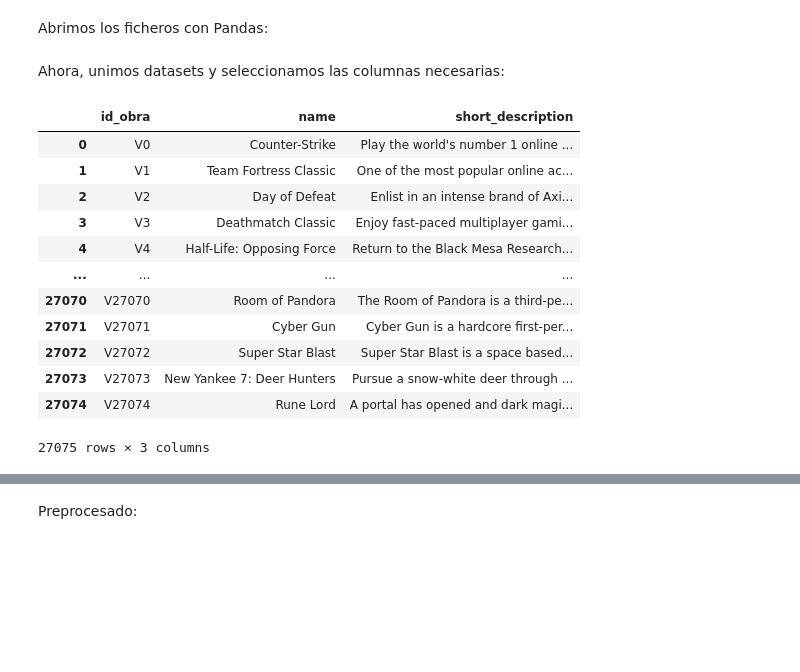
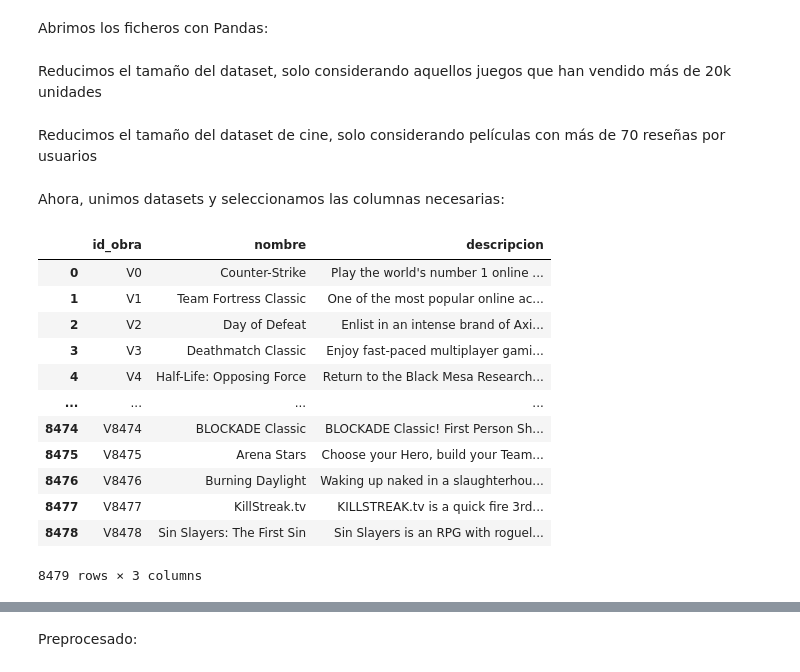
Before and after one commit to adrygp/ABP-FindMo, a Jupyter notebook: FindMo.ipynb, the cells around one changed output, grey strips where cells are left out. Saved outputs shown, nothing was run; the diff lists cells and outputs as text; code cells hidden in the pictures; blank space fills up the shorter version.

```diff
--- a/FindMo.ipynb
+++ b/FindMo.ipynb
@@ -42,34 +61,58 @@ Abrimos los ficheros con Pandas:
 # %%
 import pandas as pd
 
+# Videojuegos
 originalSteamList = pd.read_csv('original_datasets/videogames/steam_list.csv')
 originalSteamDescriptions = pd.read_csv('original_datasets/videogames/steam_descriptions.csv')
 originalSteamReviews = pd.read_csv('original_datasets/videogames/steam_reviews.csv')
+
+# Películas
+originalIMBDMoviesWithDescription = pd.read_csv('original_datasets/movies/imbd_movies.csv')
+originalMetacriticMovies = pd.read_csv('original_datasets/movies/metacritic_movies.csv')
+originalMetacriticReviewa = pd.read_csv('original_datasets/movies/metacritic_reviews.csv')
+# %% [markdown]
+Reducimos el tamaño del dataset, solo considerando aquellos juegos que han vendido más de 20k unidades
+# %%
+originalSteamList = originalSteamList[originalSteamList['owners'] != '0-20000']
+# %% [markdown]
+Reducimos el tamaño del dataset de cine, solo considerando películas con más de 70 reseñas por usuarios
+# %%
+originalIMBDMoviesWithDescription = originalIMBDMoviesWithDescription[originalIMBDMoviesWithDescription['reviews_from_users'] > 70]
 # %% [markdown]
 Ahora, unimos datasets y seleccionamos las columnas necesarias:
 # %%
-# Estas tres líneas crean una copia del csv con un id para cada elemento con el formato que hemos especificado:
+# Estas líneas crean una copia del csv con un id para cada elemento con el formato que hemos especificado:
+# Videojuegos
 listadoVideojuegos = originalSteamList.copy()
 listadoVideojuegos.insert(0, 'id_obra', range(0, len(listadoVideojuegos)))
 listadoVideojuegos = listadoVideojuegos.assign(id_obra=lambda x: 'V'+x.id_obra.astype(str))
 
+# Películas
+listadoCineDescripcion = originalIMBDMoviesWithDescription.copy()
+listadoCineDescripcion.insert(0, 'id_obra', range(0, len(listadoCineDescripcion)))
+listadoCineDescripcion = listadoCineDescripcion.assign(id_obra=lambda x: 'C'+x.id_obra.astype(str))
+
+
 # Creamos el listado que contiene títulos y descripciones (y guardamos el csv):
+# Videojuegos
 listadoDescripcionVideojuegos = pd.merge(listadoVideojuegos, originalSteamDescriptions, left_on='appid', right_on='steam_appid')
 
-listadoDescripcionVideojuegos[['id_obra', 'name', 'short_description']].to_csv('system_datasets/obras_descripcion.csv', index=False)
+listadoDescripcionVideojuegos = listadoDescripcionVideojuegos.rename(columns={'name':'nombre', 'short_description':'descripcion'})
 
-listadoDescripcionVideojuegos[['id_obra', 'name', 'short_description']]
+listadoDescripcionVideojuegos[['id_obra', 'nombre', 'descripcion']].to_csv('system_datasets/obras_descripcion.csv', index=False)
+
+listadoDescripcionVideojuegos[['id_obra', 'nombre', 'descripcion']]
 # %% [output]
-|  | id_obra | name | short_description |
+|  | id_obra | nombre | descripcion |
 | 0 | V0 | Counter-Strike | Play the world's number 1 online ... |
 | 1 | V1 | Team Fortress Classic | One of the most popular online ac... |
 | 2 | V2 | Day of Defeat | Enlist in an intense brand of Axi... |
 | 3 | V3 | Deathmatch Classic | Enjoy fast-paced multiplayer gami... |
 | 4 | V4 | Half-Life: Opposing Force | Return to the Black Mesa Research... |
 | ... | ... | ... | ... |
-| 27070 | V27070 | Room of Pandora | The Room of Pandora is a third-pe... |
-| 27071 | V27071 | Cyber Gun | Cyber Gun is a hardcore first-per... |
-| 27072 | V27072 | Super Star Blast | Super Star Blast is a space based... |
-| 27073 | V27073 | New Yankee 7: Deer Hunters | Pursue a snow-white deer through ... |
-| 27074 | V27074 | Rune Lord | A portal has opened and dark magi... |
+| 8474 | V8474 | BLOCKADE Classic | BLOCKADE Classic! First Person Sh... |
+| 8475 | V8475 | Arena Stars | Choose your Hero, build your Team... |
+| 8476 | V8476 | Burning Daylight | Waking up naked in a slaughterhou... |
+| 8477 | V8477 | KillStreak.tv | KILLSTREAK.tv is a quick fire 3rd... |
+| 8478 | V8478 | Sin Slayers: The First Sin | Sin Slayers is an RPG with roguel... |
-27075 rows × 3 columns
+8479 rows × 3 columns
```
Also changed, not shown: parts of 16 cells of this notebook.
